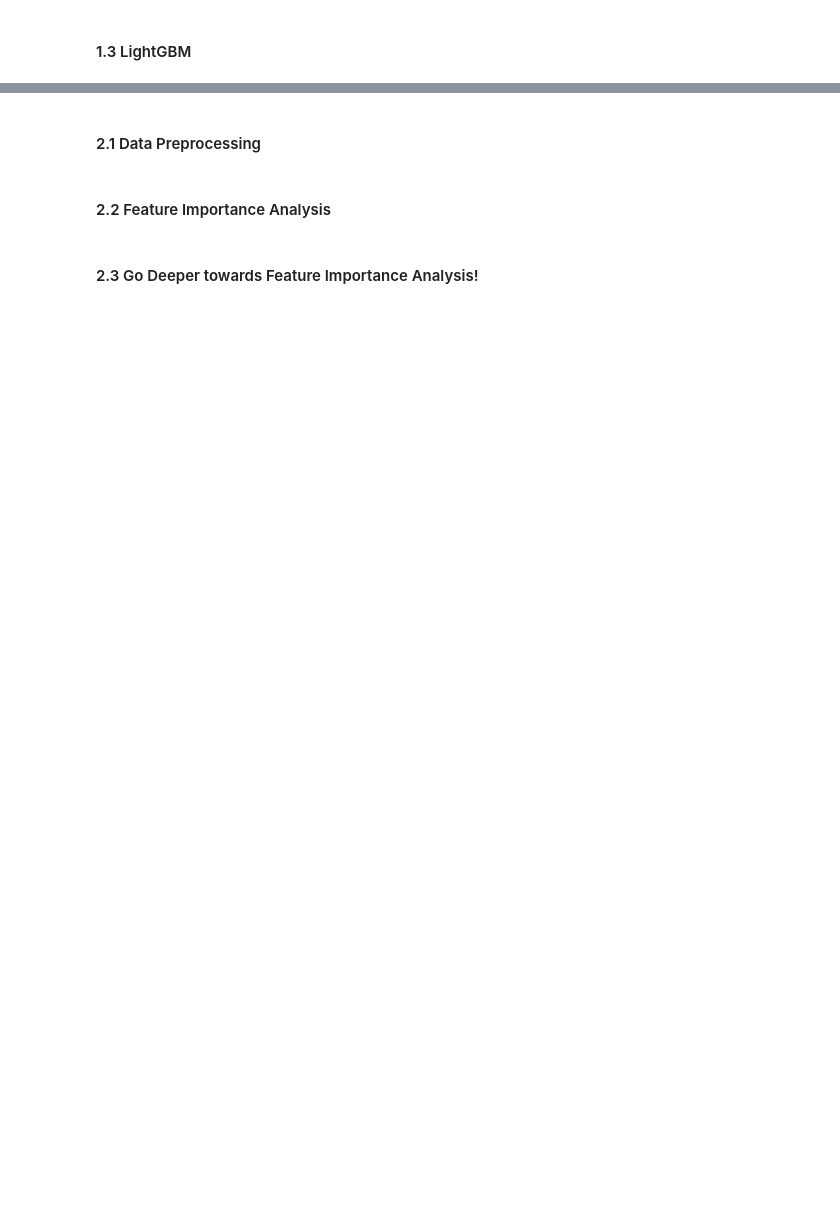
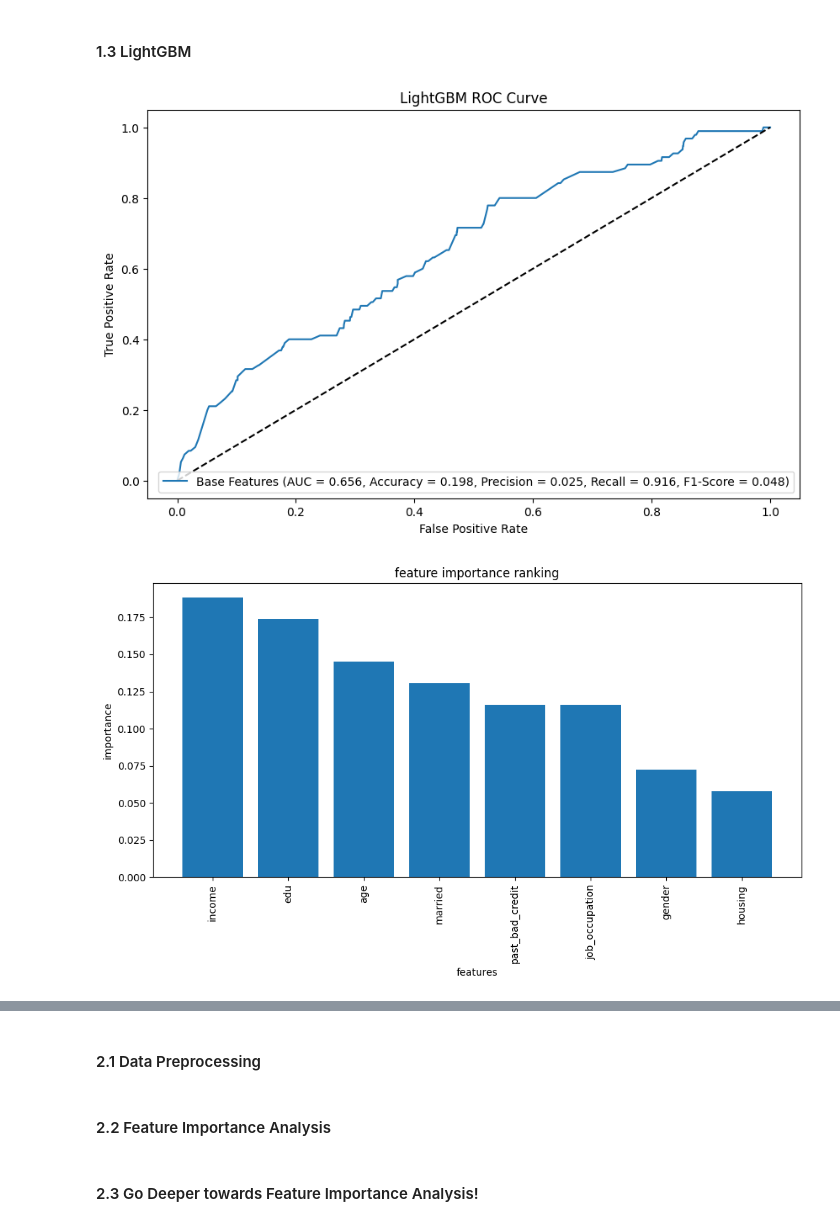
Before and after one commit to yeyechen/HKU-MFIN7034-ML, a Jupyter notebook: coursework_3.ipynb, the cells around one changed output, grey strips where cells are left out. Cells and saved outputs as stored; diff of their text form; code cells hidden in the pictures; blank space fills up the shorter version.

```diff
--- a/coursework_3.ipynb
+++ b/coursework_3.ipynb
@@ -316,0 +382,9 @@ auc_score, importances = run_random_forest(
+# %%
+# print model parameters
+from tabulate import tabulate
+
+params = best_rf.get_params()
+params_df = pd.DataFrame(list(params.items()), columns=["Parameter", "Value"])
+
+print("Model Parameters:")
+print(tabulate(params_df, headers="keys", tablefmt="grid", showindex=False))
@@ -316,0 +409,16 @@ auc_score, importances = run_random_forest(
+# %%
+# pretty print feature importance
+importances = best_rf.feature_importances_
+sorted_idx = importances.argsort()[::-1]
+
+importance_df = pd.DataFrame({
+    "Feature": credit_risk_df.drop("default_label", axis=1).columns[sorted_idx],
+    "Importance": importances[sorted_idx]
+})
+
+print(tabulate(
+    importance_df,
+    headers="keys",
+    tablefmt="grid",
+    showindex=False
+))
@@ -414,0 +556,16 @@ _, _ = run_lightgbm(
+# %%
+# Preprocessing for LightGBM
+
+# Convert categorical features (LightGBM handles them natively)
+cat_features = ['gender', 'edu', 'housing', 'job_occupation', 'past_bad_credit', 'married']
+credit_risk_for_gbm_df = credit_risk_df.copy()
+credit_risk_for_gbm_df[cat_features] = credit_risk_for_gbm_df[cat_features].astype('category')
+
+auc_gbm, best_gbm = run_lightgbm(
+    credit_risk_for_gbm_df.drop("default_label", axis=1),
+    credit_risk_for_gbm_df["default_label"],
+    model_name="Base Features"
+)
+# %% [output]
+[figure, added]
+[figure, added]
```
Also changed, not shown: parts of 17 cells of this notebook.
